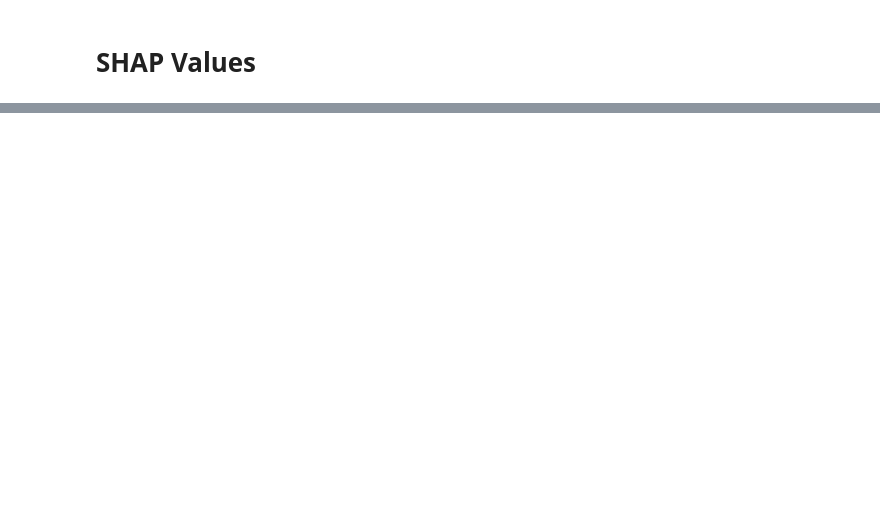
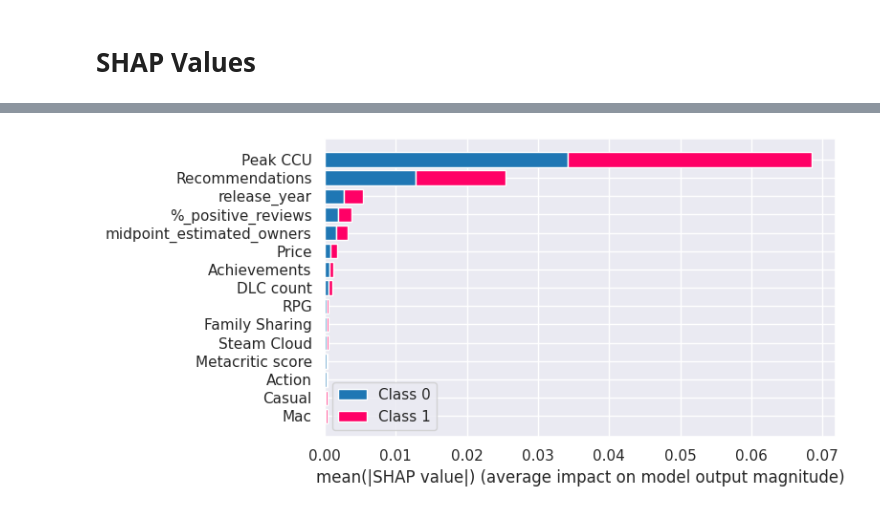
Before and after one commit to zakirangwala/esrb-wizard, a Jupyter notebook: notebooks/classification.ipynb, the cells around one changed output, grey strips where cells are left out. Cells and saved outputs as stored; diff of their text form; code cells hidden in the pictures; blank space fills up the shorter version.

```diff
--- a/notebooks/classification.ipynb
+++ b/notebooks/classification.ipynb
@@ -1355,0 +1773,38 @@ shap.summary_plot(shap_values, X_test)
+# %%
+features = X_test.columns
+
+mean_abs_class0 = np.abs(shap_values[0]).mean(axis=0)
+mean_abs_class1 = np.abs(shap_values[1]).mean(axis=0)
+
+mean_abs_class0 = np.abs(shap_values[:,:,0]).mean(axis=0)
+mean_abs_class1 = np.abs(shap_values[:,:,1]).mean(axis=0)
+
+df_plot = pd.DataFrame({
+    "feature": X.columns,
+    "class0": mean_abs_class0,
+    "class1": mean_abs_class1
+})
+
+df_plot["total"] = df_plot["class0"] + df_plot["class1"]
+df_plot = df_plot.sort_values("total", ascending=False).head(15)
+
+# Optional: reverse order for better-looking horizontal plot
+df_plot = df_plot.iloc[::-1]
+
+plt.figure(figsize=(8,4))
+
+y_pos = np.arange(len(df_plot))
+
+plt.barh(y_pos, df_plot["class0"],
+         color="#1f77b4", label="Class 0")
+plt.barh(y_pos, df_plot["class1"],
+         left=df_plot["class0"], color="#ff0066", label="Class 1")
+
+plt.yticks(y_pos, df_plot["feature"])
+plt.xlabel("mean(|SHAP value|) (average impact on model output magnitude)")
+plt.legend()
+
+plt.tight_layout()
+plt.show()
+# %% [output]
+[figure, added]
```
Also changed, not shown: parts of 33 cells of this notebook.
